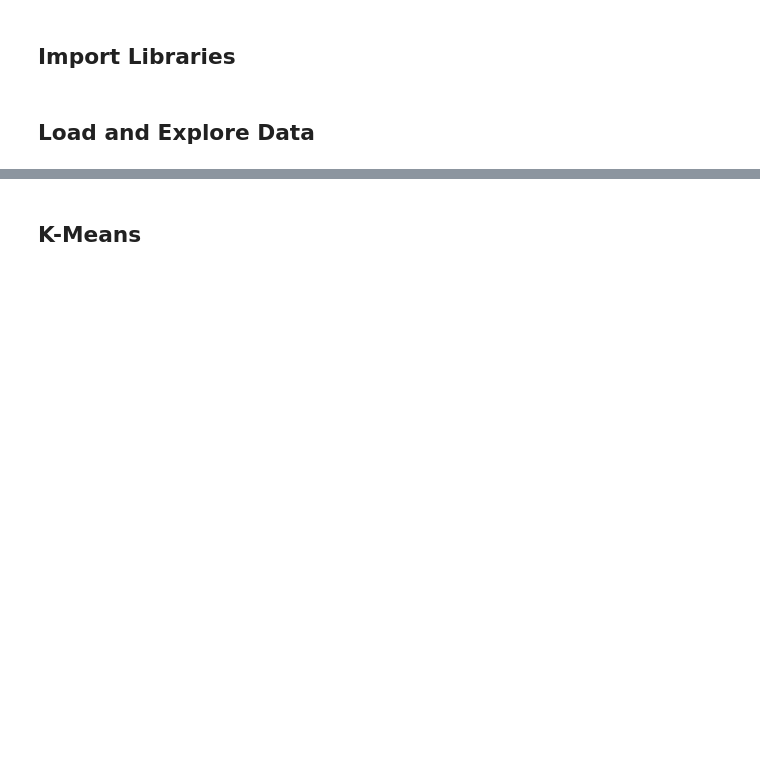
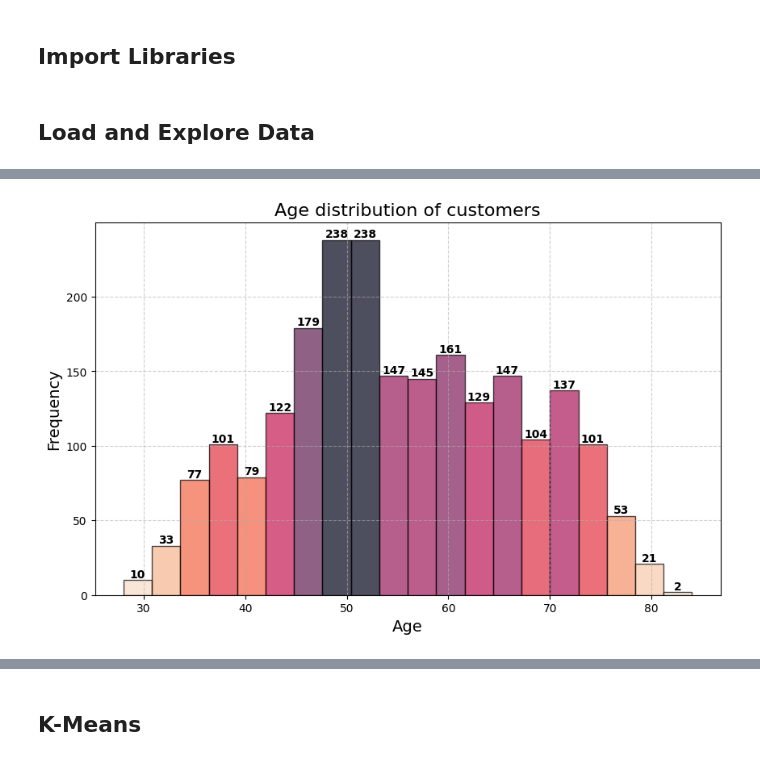
Before and after one commit to Jesteban247/ML-College, a Jupyter notebook: Tech_ML/Assignments/Assignment_2.ipynb, the cells around one changed output, grey strips where cells are left out. Drawn from its saved outputs; the diff is of its cells as text; code cells hidden in the pictures; blank space fills up the shorter version.

```diff
--- a/Tech_ML/Assignments/Assignment_2.ipynb
+++ b/Tech_ML/Assignments/Assignment_2.ipynb
@@ -85,0 +106,16 @@ plt.show()
+# %%
+# Calculate 'Age' from 'Year_Birth'
+df['Age'] = 2024 - df['Year_Birth']
+
+# Create 'Family_Size' by adding 'Kidhome' and 'Teenhome'
+df['Family_Size'] = df['Kidhome'] + df['Teenhome']
+
+# Create 'Spending' by summing product amounts
+df['Spending'] = df['MntWines'] + df['MntFruits'] + df['MntMeatProducts'] + df['MntFishProducts'] + df['MntSweetProducts'] + df['MntGoldProds']
+
+# Create 'TotalCampaignsAccepted' by summing accepted campaigns
+df['TotalCampaignsAccepted'] = df[['AcceptedCmp1', 'AcceptedCmp2', 'AcceptedCmp3', 'AcceptedCmp4', 'AcceptedCmp5']].sum(axis=1)
+
+# Create 'Tenure' as the number of days since 'Dt_Customer'
+df['Dt_Customer'] = pd.to_datetime(df['Dt_Customer'], format='%d-%m-%Y') # Specify the correct format: DD-MM-YYYY
+df['Tenure'] = (pd.to_datetime('today') - df['Dt_Customer']).dt.days
@@ -85,0 +176,15 @@ plt.show()
+# %%
+# Age Distribution
+plt.figure(figsize=(10, 6))
+n, bins, patches = plt.hist(df['Age'], bins=20, color='blue', alpha=0.7, edgecolor='black')
+for i in range(len(patches)):
+    patches[i].set_facecolor(sns.color_palette("rocket_r", as_cmap=True)(n[i] / max(n)))
+    if n[i] > 0:
+        plt.text(patches[i].get_x() + patches[i].get_width() / 2, n[i], int(n[i]), ha='center', va='bottom', fontsize=10, fontweight='bold')
+plt.title('Age distribution of customers', fontsize=16)
+plt.xlabel('Age', fontsize=14)
+plt.ylabel('Frequency', fontsize=14)
+plt.grid(True, linestyle='--', alpha=0.6)
+plt.show()
+# %% [output]
+[figure, added]
```
Also changed, not shown: parts of 42 cells of this notebook.
